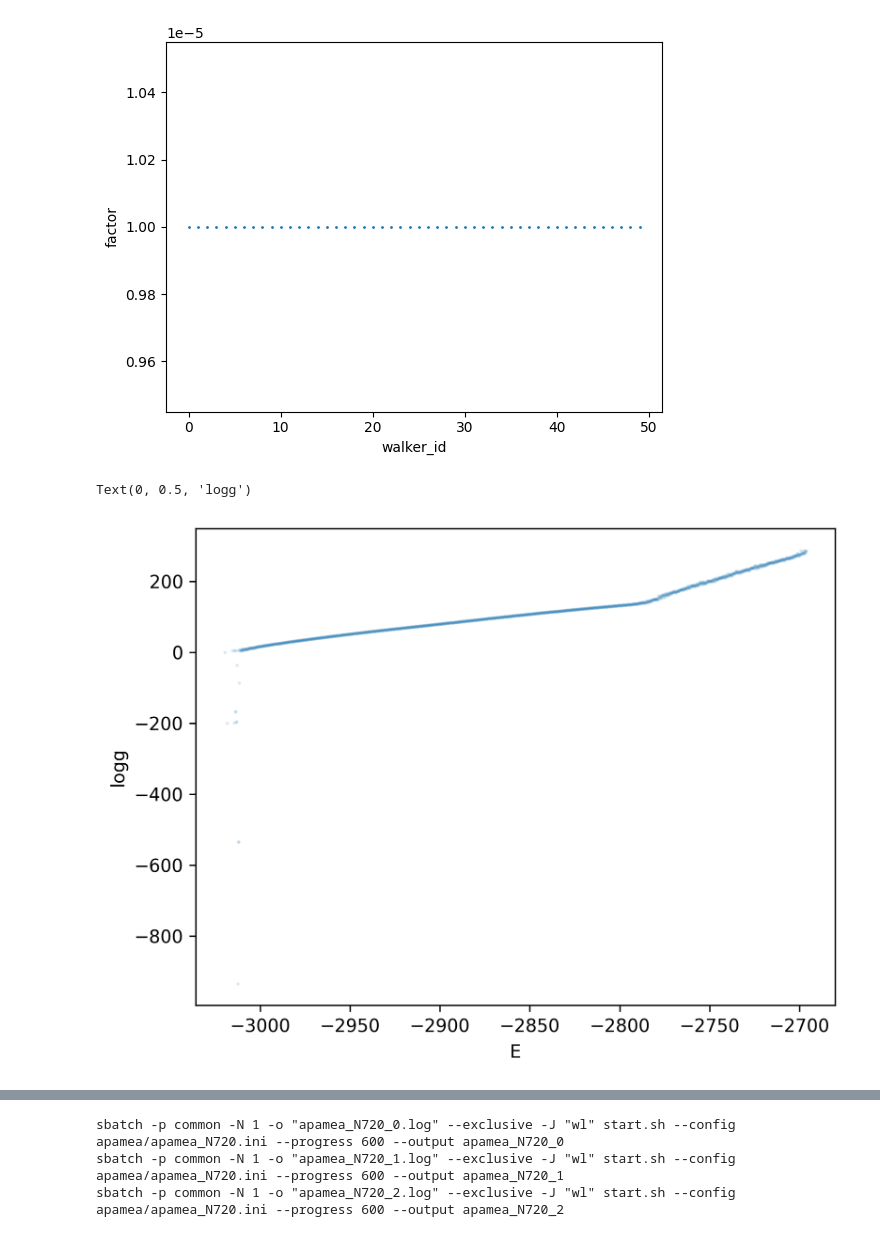
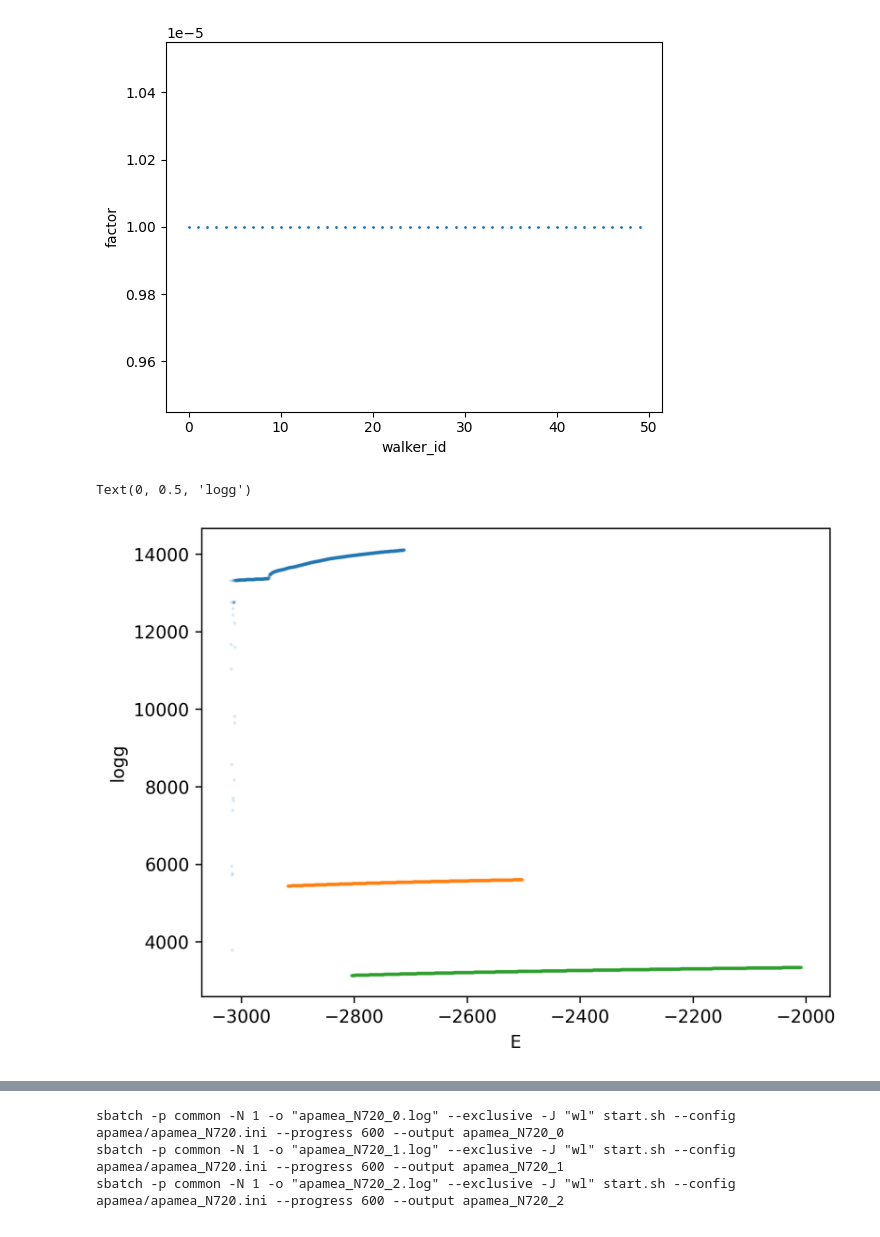
Before and after one commit to Faikert/replica_exchange_wang_landau, a Jupyter notebook: test.ipynb, the cells around one changed output, grey strips where cells are left out. Drawn from its saved outputs; the diff is of its cells as text; code cells hidden in the pictures.

```diff
--- a/test.ipynb
+++ b/test.ipynb
@@ -8,10 +8,14 @@ plt.xscale("log")
 # plt.scatter(a[:, 0], a[:, 1], s=1, c="red")
 # a = np.loadtxt("apamea_N320_thermo.csv", delimiter=",", skiprows=1)
 # plt.scatter(a[:, 0], a[:, 3] / 320, s=1, marker="x")
+N=320
+
 for i in range(10):
-    a = np.loadtxt(f"apamea_N720_{i}.out")
+    a = np.loadtxt(f"apamea_N{N}.out")
     plt.scatter(a[:, 0], a[:, 1], s=1, c="red")
-a = np.loadtxt("apamea_N720_thermo.csv", delimiter=",", skiprows=1)
-plt.scatter(a[:, 0], a[:, 3] / 720, s=1, marker="x")
+i=7
+a = np.loadtxt(f"apamea_N{N}_thermo.csv", delimiter=",", skiprows=1)
+plt.scatter(a[:, 0], a[:, 3] / N, s=1, marker="x")
+# plt.ylim(0, 1)
 # %% [output]
 <matplotlib.collections.PathCollection at 0x...>
@@ -45,17 +49,17 @@ for i in range(3, 12):
 [figure]
 # %%
 plt.figure(dpi=300)
-for i in range(1):
+for i in range(3):
     a = np.loadtxt(f"apamea_N720_window_{i}.csv", delimiter=",", skiprows=1)
     plt.scatter(a[:, 2], a[:, 3], s=1, alpha=0.1)
 plt.xlabel("E")
 plt.ylabel("logg")
 #     plt.axvline(a[0, 2] + (a[-1, 2] - a[0, 2]) * 0.1)
 #     plt.axvline(a[-1, 2] - (a[-1, 2] - a[0, 2]) * 0.1)
 # (a[-1, 2] - a[0, 2])* 0.1
 # %% [output]
 Text(0, 0.5, 'logg')
-[figure, old version]
+[figure, new version]
 # %%
 a = np.loadtxt(f"apamea_N320_dos.csv", delimiter=",", skiprows=1)
 plt.scatter(a[:, 1], a[:, 2], s=1)
```
Also changed, not shown: parts of 7 cells of this notebook, 20 other files.
